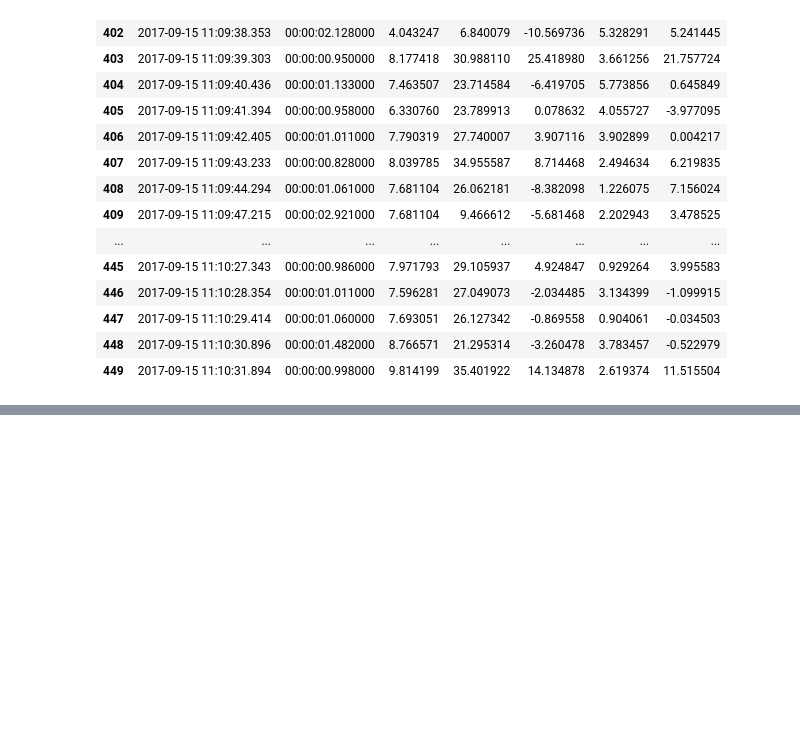
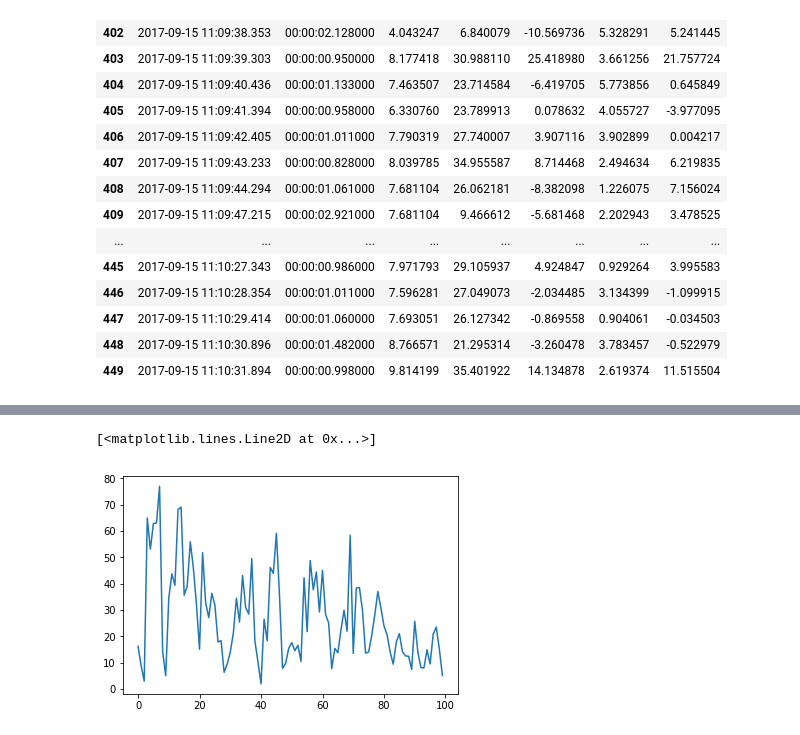
Before and after one commit to tempflip/kalman_filters, a Jupyter notebook: geo1_plot.ipynb, the cells around one changed output, grey strips where cells are left out. Cells and saved outputs as stored; diff of their text form; code cells hidden in the pictures; blank space fills up the shorter version.

```diff
--- a/geo1_plot.ipynb
+++ b/geo1_plot.ipynb
@@ -92,0 +119,5 @@ min(df['lat'].values)
+# %%
+plt.plot(slice['speed'].values)
+# %% [output]
+[<matplotlib.lines.Line2D at 0x...>]
+[figure, added]
```
Also changed, not shown: parts of 9 cells of this notebook.
